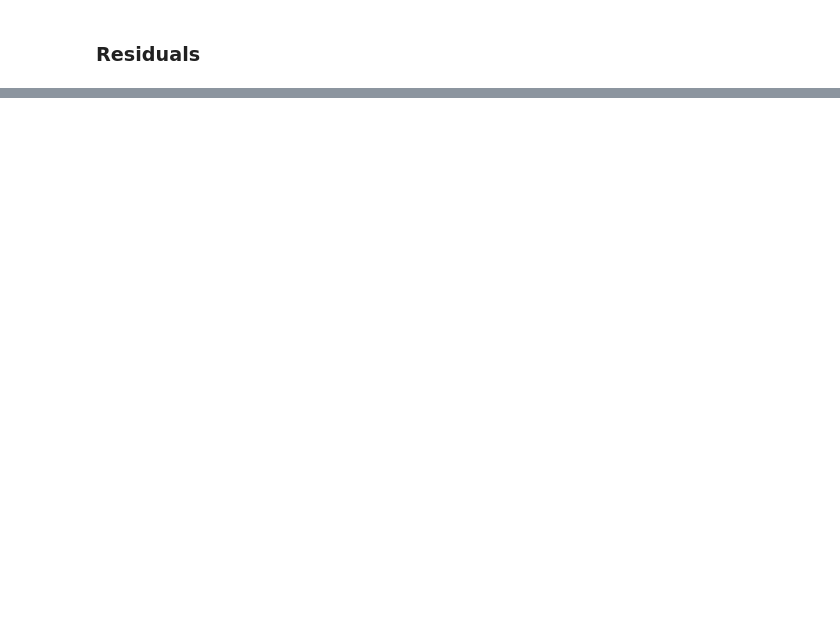
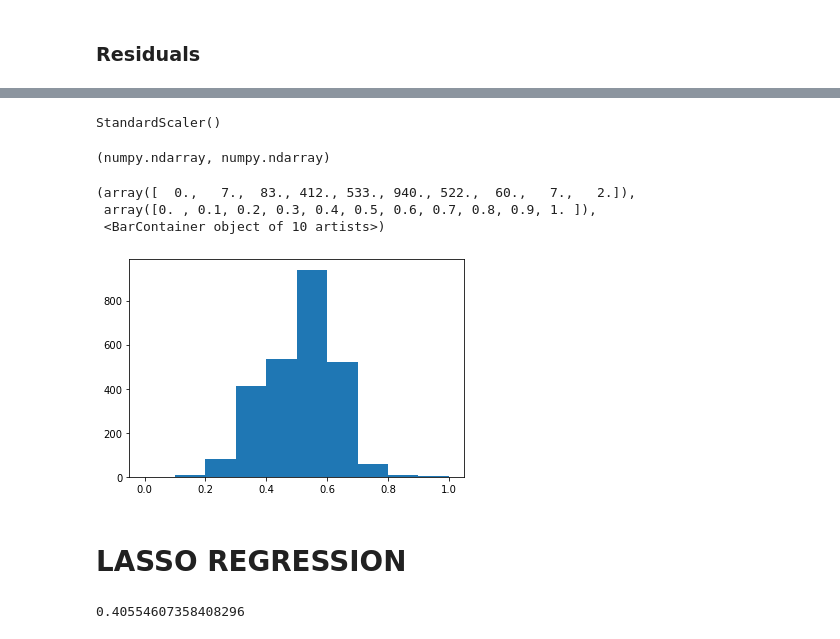
Before and after one commit to lescardone/regression-project, a Jupyter notebook: brilliance_feature_engineering.ipynb, the cells around one changed output, grey strips where cells are left out. Saved outputs shown, nothing was run; the diff lists cells and outputs as text; code cells hidden in the pictures; blank space fills up the shorter version.

```diff
--- a/brilliance_feature_engineering.ipynb
+++ b/brilliance_feature_engineering.ipynb
@@ -222,0 +162,18 @@ _ = stats.probplot(val_res,plot=ax)
+# %%
+poly_convert = PolynomialFeatures(degree=2,include_bias=False)
+poly_feat = poly_convert.fit_transform(X_)
+
+X_train_val, X_test, y_train_val, y_test = train_test_split(poly_feat, y, test_size=0.20, random_state=11)
+X_train, X_val, y_train, y_val = train_test_split(X_train_val, y_train_val, test_size=0.25, random_state=11)
+
+poly_model = LinearRegression()
+poly_model.fit(X_train,y_train)
+
+poly_yhat_train = poly_model.predict(X_train)
+poly_yhat_val = poly_model.predict(X_val)
+
+poly_train_r2_score = metrics.r2_score(y_train,poly_yhat_train)
+poly_val_r2_score = metrics.r2_score(y_val,poly_yhat_val)
+print('Poly Train:',poly_train_r2_score)
+print('Poly Validate:',poly_val_r2_score)
+print('Original R2:',mult_val_r2_score)
@@ -222,0 +199,8 @@ _ = stats.probplot(val_res,plot=ax)
+# %%
+sts = StandardScaler()
+sts.fit(X_train)
+# %% [output]
+StandardScaler()
+# %%
+X_train_scale = sts.transform(X_train)
+X_val_scale = sts.transform(X_val)
@@ -222,0 +217,21 @@ _ = stats.probplot(val_res,plot=ax)
+# %%
+type(X_train), type(X_train_scale)
+# %% [output]
+(numpy.ndarray, numpy.ndarray)
+# %%
+plt.hist(X_train_scale[:,151],range=(0,1))
+# %% [output]
+(array([  0.,   7.,  83., 412., 533., 940., 522.,  60.,   7.,   2.]),
+ array([0. , 0.1, 0.2, 0.3, 0.4, 0.5, 0.6, 0.7, 0.8, 0.9, 1. ]),
+ <BarContainer object of 10 artists>)
+[figure, added]
+# %% [markdown]
+# LASSO REGRESSION
+# %%
+alphavec = 10**np.linspace(-2,2,200)
+
+lasso_model = LassoCV(alphas = alphavec, cv=5)
+lasso_model.fit(X_train_scale, y_train)
+lasso_model.alpha_
+# %% [output]
+0.40554607358408296
```
Also changed, not shown: parts of 63 cells of this notebook, 4 other files.
